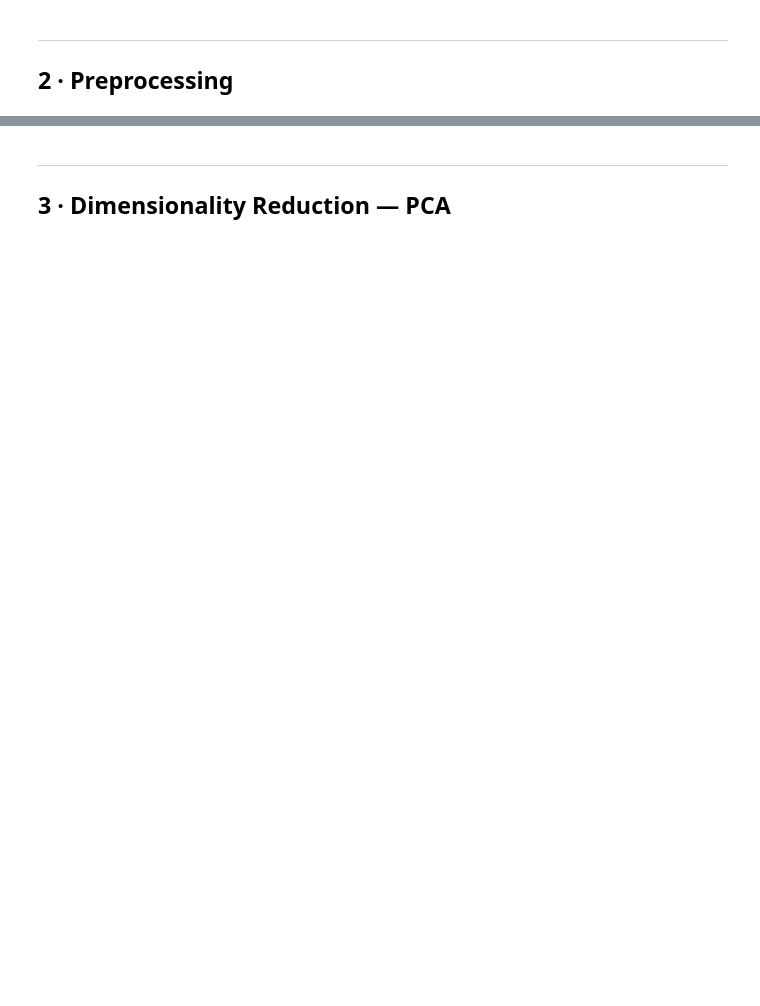
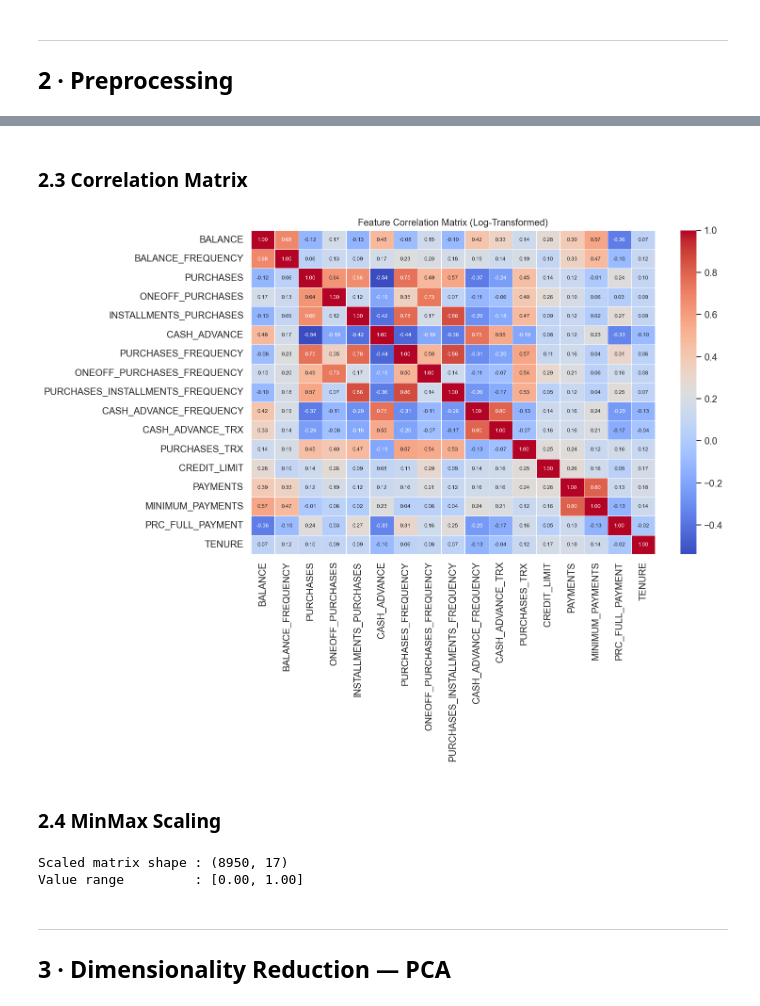
Before and after one commit to mohammedrefai20/Custome_Segmentation_for_Credit_Card_Customers, a Jupyter notebook: Customer_Segmentation.ipynb, the cells around one changed output, grey strips where cells are left out. Saved outputs shown, nothing was run; the diff lists cells and outputs as text; code cells hidden in the pictures; blank space fills up the shorter version.

```diff
--- a/Customer_Segmentation.ipynb
+++ b/Customer_Segmentation.ipynb
@@ -75,10 +186,26 @@ plt.show()
+# %% [markdown]
+### 2.3 Correlation Matrix
 # %%
-fig, ax = plt.subplots(figsize=(12, 9))
-sns.heatmap(df_log.corr(), annot=True, fmt=".2f", cmap="coolwarm",
-            linewidths=0.5, ax=ax, annot_kws={"size": 7})
-ax.set_title("Feature Correlation Matrix (Log-Transformed)")
+fig, ax = plt.subplots(figsize=(13, 10))
+sns.heatmap(
+    df.corr(), annot=True, fmt=".2f", cmap="coolwarm",
+    linewidths=0.5, ax=ax, annot_kws={"size": 7}
+)
+ax.set_title("Feature Correlation Matrix (Log-Transformed)", fontsize=12)
 plt.tight_layout()
 plt.show()
+# %% [output]
+[figure, added]
+# %% [markdown]
+### 2.4 MinMax Scaling
+# %%
+scaler   = MinMaxScaler()
+X_scaled = scaler.fit_transform(df)
+print(f"Scaled matrix shape : {X_scaled.shape}")
+print(f"Value range         : [{X_scaled.min():.2f}, {X_scaled.max():.2f}]")
+# %% [output]
+Scaled matrix shape : (8950, 17)
+Value range         : [0.00, 1.00]
 # %% [markdown]
 ---
 ## 3 · Dimensionality Reduction — PCA
```
Also changed, not shown: parts of 43 cells of this notebook.
